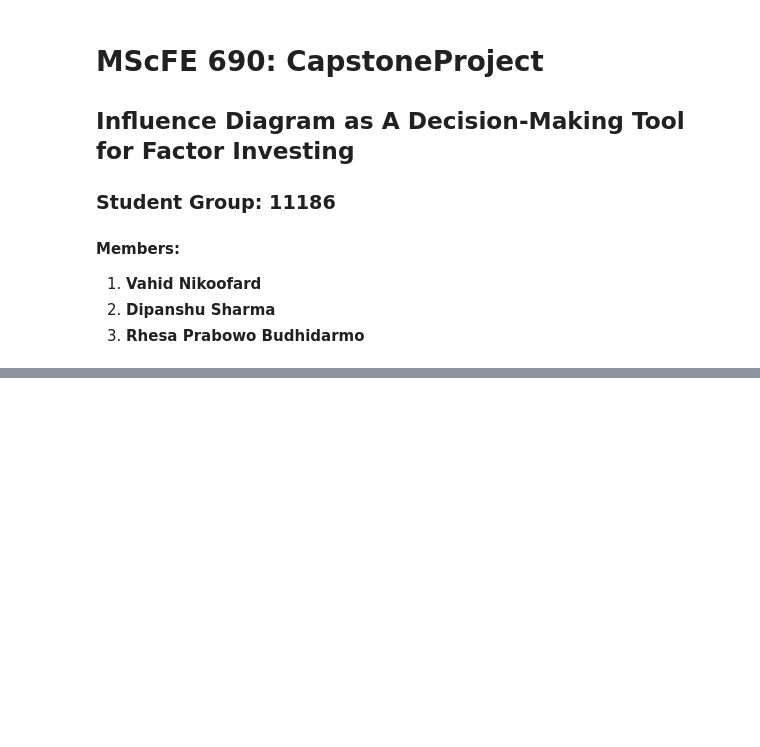
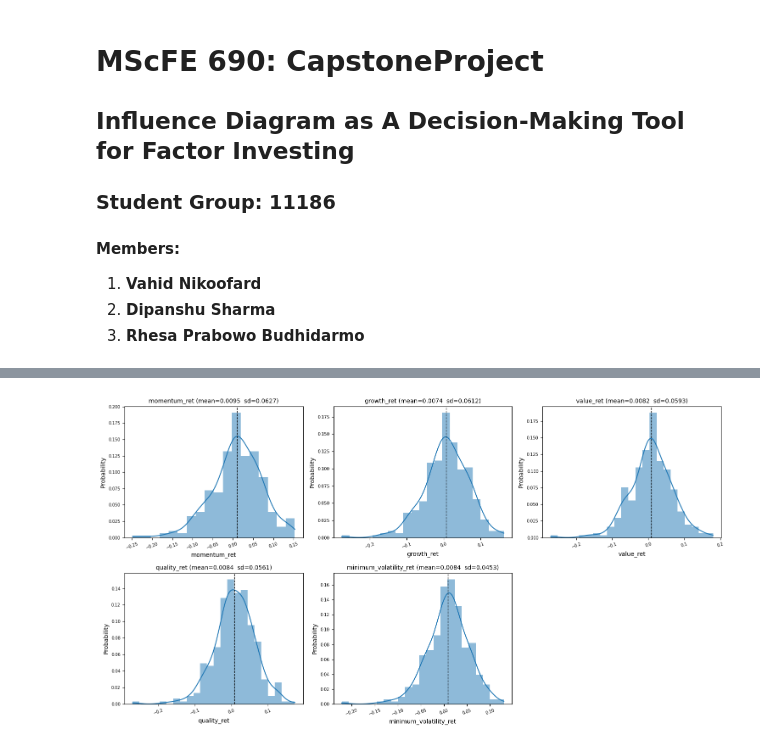
Before and after one commit to dipanshusharma2001/MScFE_WQU_Capstone_Project, a Jupyter notebook: notebooks/CausalFactorInvestingUsingInfluenceDiagram_StudentGroup_11186.ipynb, the cells around one changed output, grey strips where cells are left out. Drawn from its saved outputs; the diff is of its cells as text; code cells hidden in the pictures; blank space fills up the shorter version.

Commit message:
preleminary EDA continues

```diff
--- a/notebooks/CausalFactorInvestingUsingInfluenceDiagram_StudentGroup_11186.ipynb
+++ b/notebooks/CausalFactorInvestingUsingInfluenceDiagram_StudentGroup_11186.ipynb
@@ -105,0 +109,31 @@ display(msci_returns_summary_stats)
+# %%
+# plotting combined grid: histograms + KDE line for all factors monthly returns series
+cols = msci_monthly_returns.columns.tolist()
+n, ncols = len(cols), 3
+nrows = int(np.ceil(n / ncols))
+
+fig, axes = plt.subplots(nrows, ncols, figsize=(5*ncols, 4*nrows))
+axes = axes.flatten()
+
+for i, col in enumerate(cols):
+    ax = axes[i]
+    data = msci_monthly_returns[col].dropna()
+    if len(data) == 0:
+        ax.set_visible(False)
+        continue
+    sns.histplot(data, kde=True, ax=ax, stat="probability", edgecolor=None)
+    ax.set_title(f"{col} (mean={data.mean():.4f}  sd={data.std():.4f})", fontsize=10)
+    ax.axvline(data.mean(), color='k', linestyle='--', linewidth=1)
+    ax.tick_params(axis='x', rotation=20)
+    ax.tick_params(labelsize=7)
+
+# turning off any extra axes
+for j in range(i+1, len(axes)):
+    axes[j].axis('off')
+
+plt.tight_layout()
+grid_png = os.path.join(outputs_eda, "msci_returns_distributions_grid.png")
+fig.savefig(grid_png, dpi=300, bbox_inches='tight')
+plt.show()
+# %% [output]
+[figure, added]
```
Also changed, not shown: parts of 11 cells of this notebook, 3 other files.
